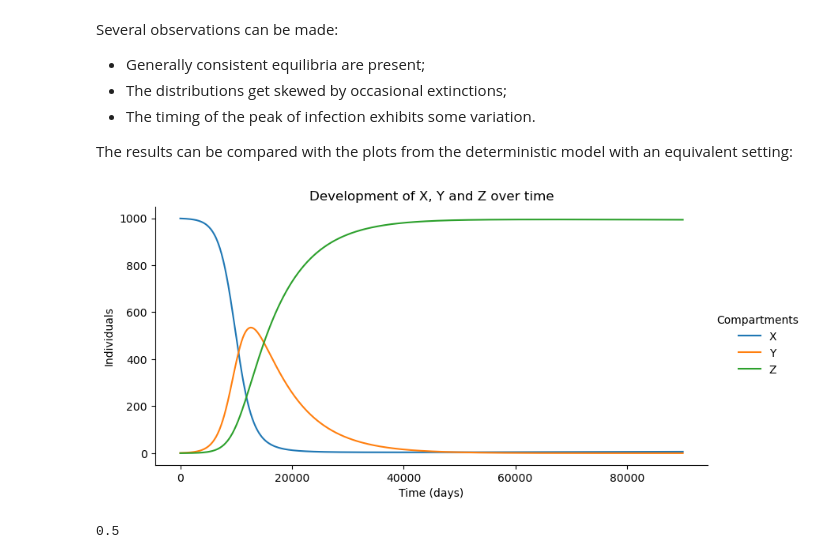
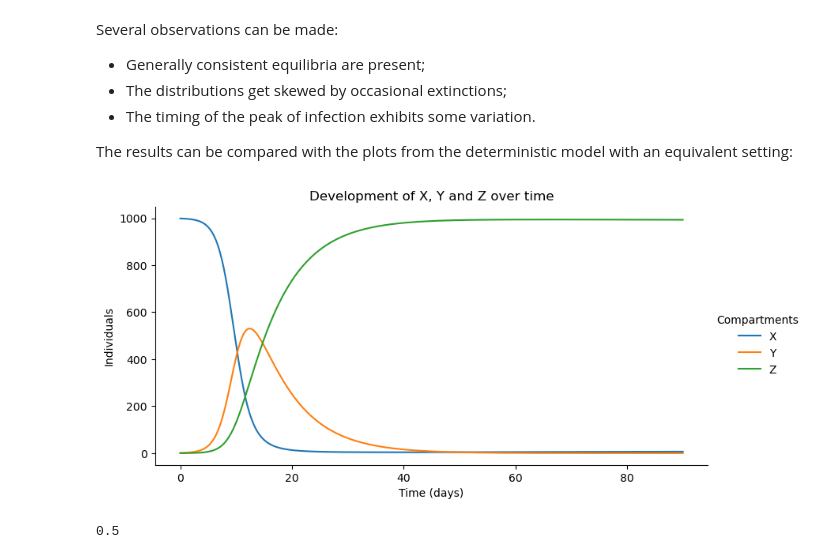
Before and after one commit to mboyan/intro-to-computational-science, a Jupyter notebook: Assignments/Assignment 2/Daliparthi_15073815_Mihaylov_15067602_assignment2.ipynb, the cells around one changed output. Saved outputs shown, nothing was run; the diff lists cells and outputs as text; code cells hidden in the pictures.

```diff
--- a/Assignments/Assignment 2/Daliparthi_15073815_Mihaylov_15067602_assignment2.ipynb
+++ b/Assignments/Assignment 2/Daliparthi_15073815_Mihaylov_15067602_assignment2.ipynb
@@ -104,9 +104,9 @@ class InfectionModelDeterministic:
         if gamma: self.gamma = gamma
         else: gamma = self.gamma
 
-        S_track = []
-        I_track = []
-        R_track = []
+        X_track = []
+        Y_track = []
+        Z_track = []
         time_track = []
 
         time_elapsed = 0
@@ -121,15 +121,15 @@ class InfectionModelDeterministic:
                 if self.R < 0: self.R = 0
                 elif self.R > 1: self.R = 1
 
-            S_track.append(self.S)
-            I_track.append(self.I)
-            R_track.append(self.R)
+            X_track.append(self.S*self.N)
+            Y_track.append(self.I*self.N)
+            Z_track.append(self.R*self.N)
             time_track.append(time_elapsed)
             self.S, self.I, self.R = runge_kutta(self.ode, np.array([self.S,self.I,self.R]),step)
 
             time_elapsed += step
 
-        return time_track, S_track, I_track, R_track
+        return time_track, X_track, Y_track, Z_track
 # %% [markdown]
 ### 1.2. Stochastic SIR
 
@@ -362,30 +380,29 @@ Several observations can be made:
 The results can be compared with the plots from the deterministic model with an equivalent setting:
 # %%
 # Global simulation parameters
-step = 10e-2
+step = 10e-3
 maxtime = 90 # days
 X_start = 999
 Y_start = 1
 Z_start = 0
 
 # Initialise and run deterministic model
 deterministic_SIR = InfectionModelDeterministic(X_start, Y_start, Z_start, k=8, c=0.1, pinf=7, lifespan=16107.525)
 
 values_track = np.vstack(deterministic_SIR.iterate(step, maxtime))
-values_track = np.multiply(values_track, deterministic_SIR.N)
 
 # Construct DataFrames
 df_run = pd.DataFrame(values_track.T, columns=['time','X','Y','Z'])
 df_run_melt = df_run.melt('time', var_name='Compartments', value_name='vals')
 
 # Plot
 sns.relplot(df_run_melt, x='time', y='vals', kind='line', hue='Compartments', height=4, aspect=2.)
 plt.xlabel('Time (days)')
 plt.ylabel('Individuals')
 plt.title('Development of X, Y and Z over time')
 plt.show()
 # %% [output]
-[figure, old version]
+[figure, new version]
 # %%
 print(5.5%5)
 # %% [output]
```
Also changed, not shown: parts of 4 cells of this notebook.
